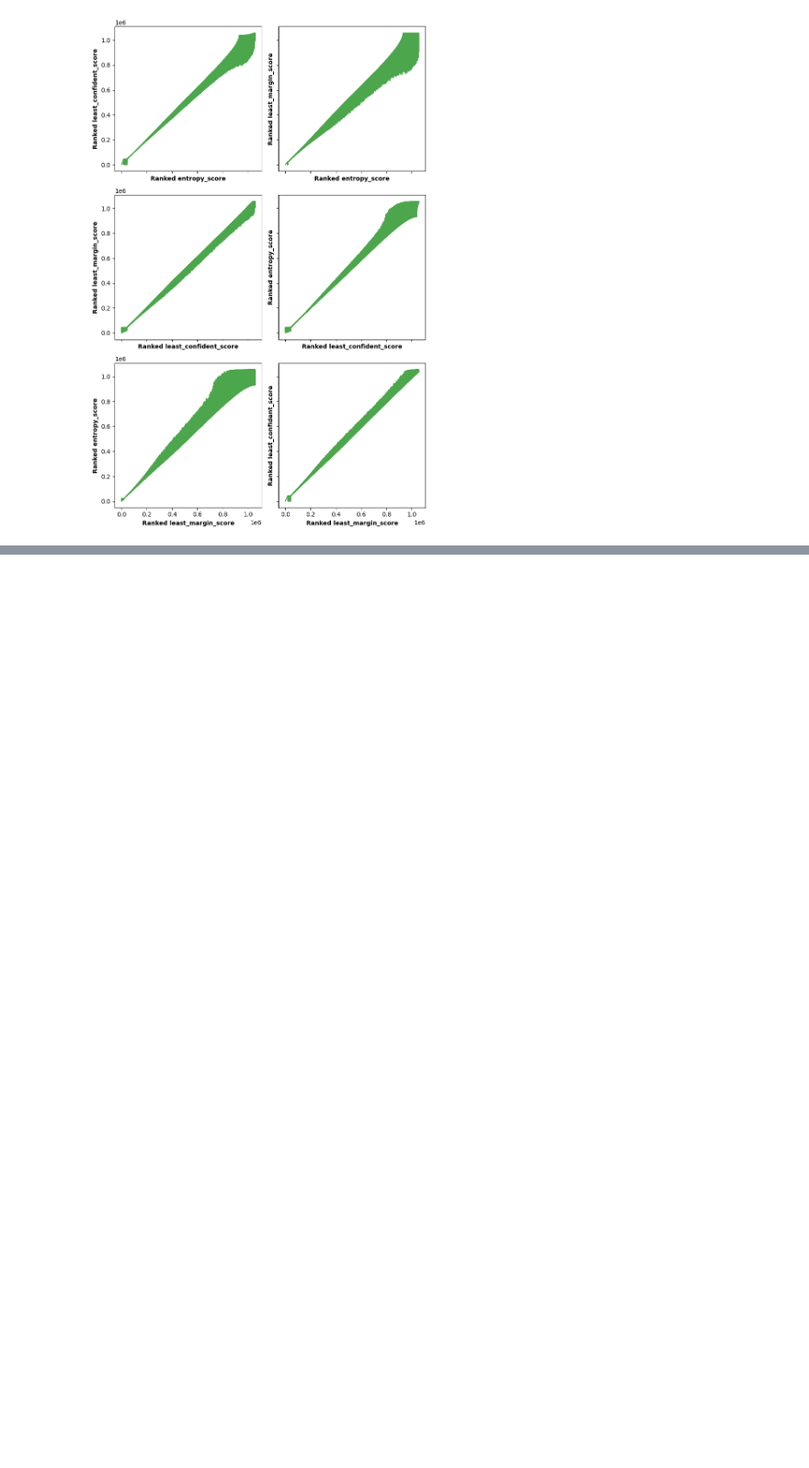
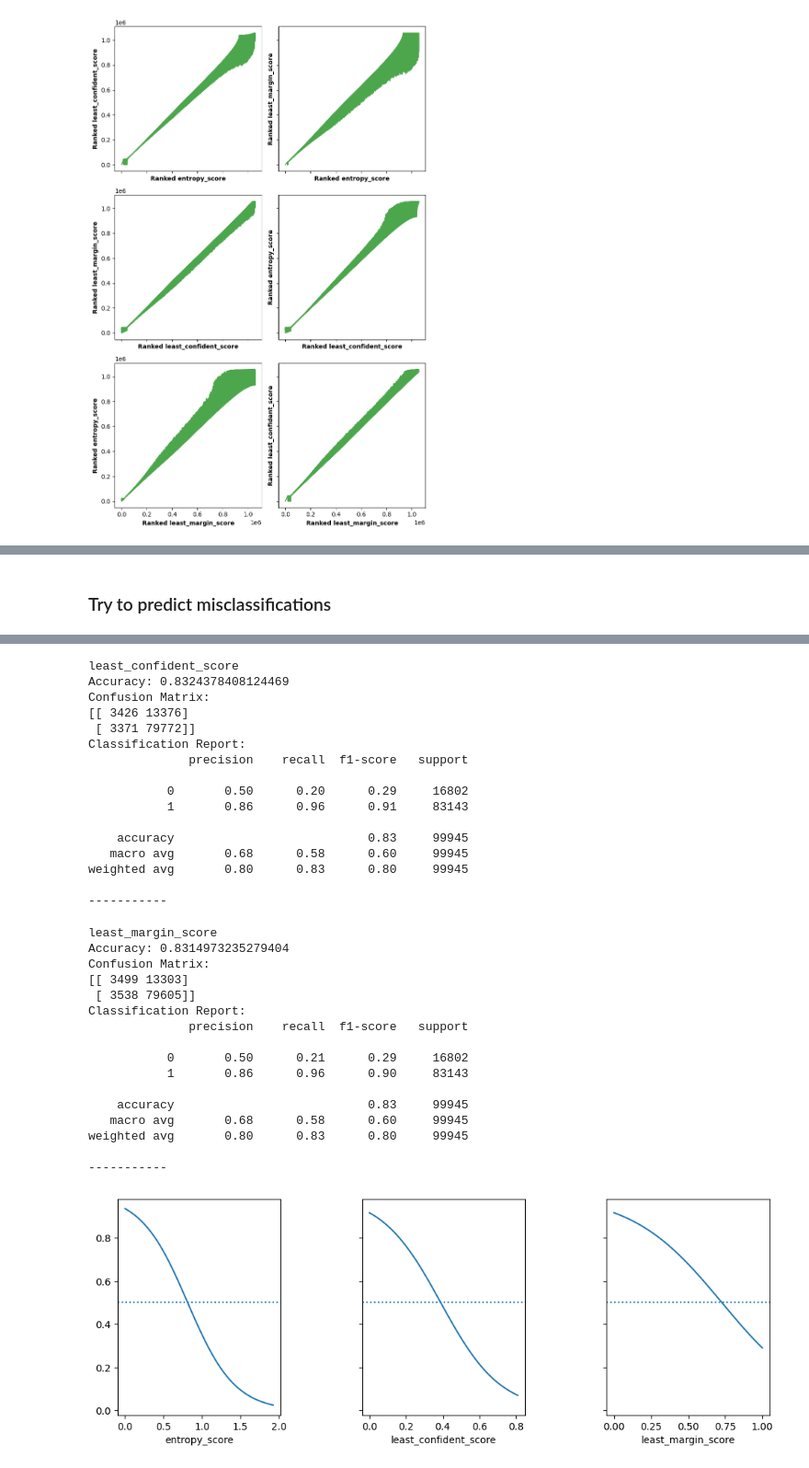
Before and after one commit to chandlerault/PIVOT, a Jupyter notebook: Dissimilarity_Scores.ipynb, the cells around one changed output, grey strips where cells are left out. Shown: that part at 92% size. Drawn from its saved outputs; the diff is of its cells as text; code cells hidden in the pictures; blank space fills up the shorter version.

Commit message:
additional investigation of naive metrics

```diff
--- a/Dissimilarity_Scores.ipynb
+++ b/Dissimilarity_Scores.ipynb
@@ -232,0 +323,45 @@ df[columns_to_compare].rank()
+# %% [markdown]
+### Try to predict misclassifications
+# %%
+from sklearn.model_selection import train_test_split
+from sklearn.linear_model import LogisticRegression
+from sklearn.metrics import accuracy_score, confusion_matrix, classification_report
+
+columns_to_compare = ["entropy_score", "least_confident_score", "least_margin_score"]
+
+fig, axes = plt.subplots(ncols=len(columns_to_compare), nrows=1, figsize=(12, 4), sharey=True, sharex=False)
+fig.subplots_adjust(wspace=0.5)
+
+for i, col in enumerate(columns_to_compare):
+    # Split the data into features (X) and target (y)
+    X = validated_df[[f'{col}']]
+    y = validated_df['is_correct']
+
+    # Split the data into training and testing sets
+    X_train, X_test, y_train, y_test = train_test_split(X, y, test_size=0.25, random_state=42)
+
+    # Initialize and train the Logistic Regression model
+    model = LogisticRegression()
+    model.fit(X_train, y_train)
+
+    # Make predictions on the test set
+    y_pred = model.predict(X_test)
+
+    # Evaluate the model
+    accuracy = accuracy_score(y_test, y_pred)
+    conf_matrix = confusion_matrix(y_test, y_pred)
+    classification_rep = classification_report(y_test, y_pred)
+
+    # Print the evaluation metrics
+    print(f"{col}")
+    print(f'Accuracy: {accuracy}')
+    print(f'Confusion Matrix:\n{conf_matrix}')
+    print(f'Classification Report:\n{classification_rep}')
+    scores_range = np.linspace(validated_df[col].min(), validated_df[col].max(), 100).reshape(-1, 1)
+    print("-----------")
+    # Predict probabilities using the trained model
+    probabilities_range = model.predict_proba(scores_range)[:, 1]
+    axes[i].plot(scores_range, probabilities_range)
+    axes[i].axhline(0.5, ls= ':')
+    axes[i].set_xlabel(f"{col}")
+# %% [output]
@@ -232,0 +384,33 @@ df[columns_to_compare].rank()
+least_confident_score
+Accuracy: 0.8324378408124469
+Confusion Matrix:
+[[ 3426 13376]
+ [ 3371 79772]]
+Classification Report:
+              precision    recall  f1-score   support
+
+           0       0.50      0.20      0.29     16802
+           1       0.86      0.96      0.91     83143
+
+    accuracy                           0.83     99945
+   macro avg       0.68      0.58      0.60     99945
+weighted avg       0.80      0.83      0.80     99945
+
+-----------
+least_margin_score
+Accuracy: 0.8314973235279404
+Confusion Matrix:
+[[ 3499 13303]
+ [ 3538 79605]]
+Classification Report:
+              precision    recall  f1-score   support
+
+           0       0.50      0.21      0.29     16802
+           1       0.86      0.96      0.90     83143
+
+    accuracy                           0.83     99945
+   macro avg       0.68      0.58      0.60     99945
+weighted avg       0.80      0.83      0.80     99945
+
+-----------
+[figure, added]
```
Also changed, not shown: parts of 16 cells of this notebook.
